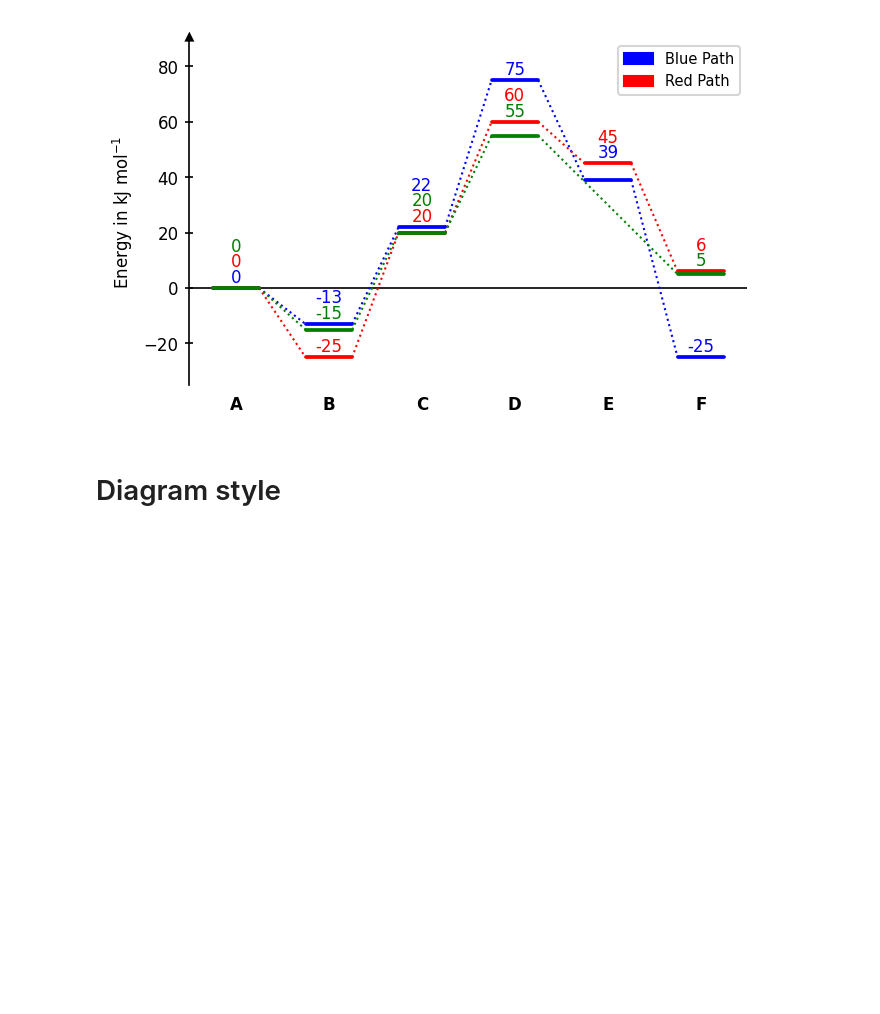
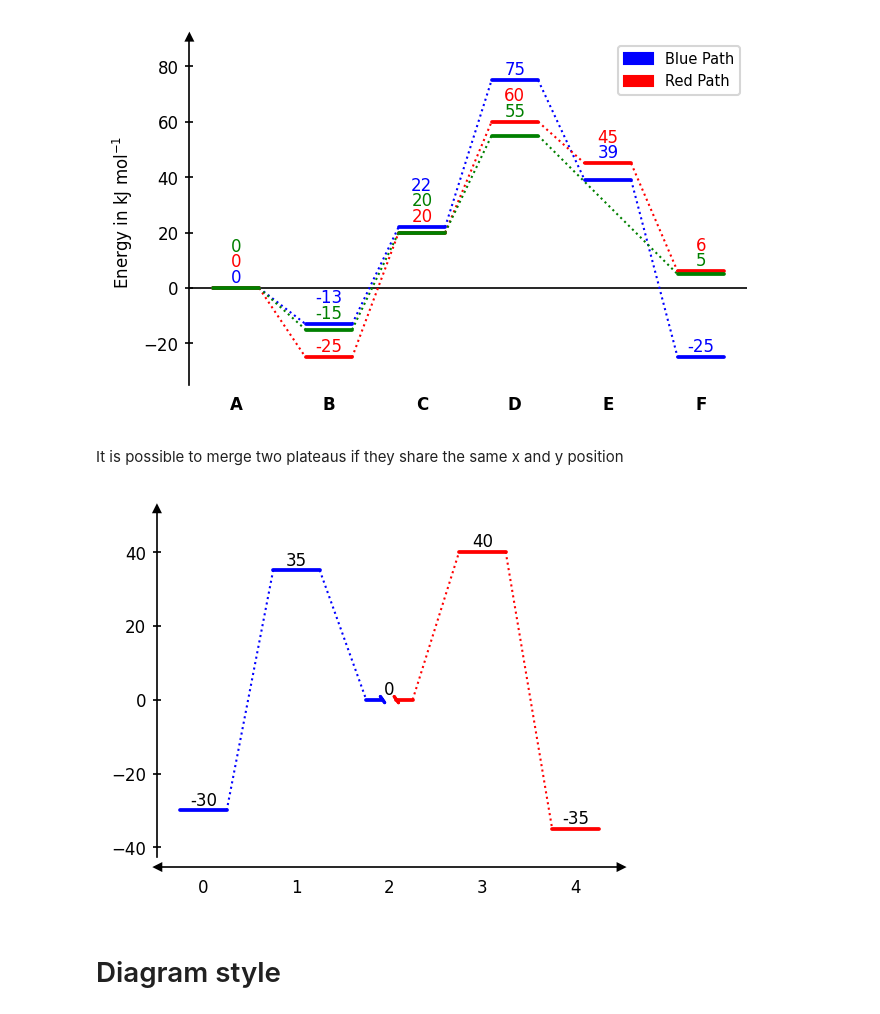
Before and after one commit to Tonner-Zech-Group/chem-diagrams, a Jupyter notebook: examples/example_use.ipynb, the cells around one changed output. Saved outputs shown, nothing was run; the diff lists cells and outputs as text; code cells hidden in the pictures; blank space fills up the shorter version.

```diff
--- a/examples/example_use.ipynb
+++ b/examples/example_use.ipynb
@@ -213,6 +213,36 @@ dia1.ax.set_ylabel("Energy in kJ mol$^{-1}$", fontsize=8)
 dia1.show()
 # %% [output]
 [figure]
+# %% [markdown]
+It is possible to merge two plateaus if they share the same x and y position
+# %%
+dia = EnergyDiagram(style="twosided")
+
+dia.draw_path(
+    [0,1,2], [-30,35,0], "blue",
+    path_name="Blue path",
+    linetypes=[1,1],
+)
+
+dia.draw_path(
+    [2,3,4], [0, 40, -35], "red",
+    path_name="Red path",
+    linetypes=[1,1],
+)
+
+dia.merge_plateaus(
+    2,
+    "Blue path",            # Path on the left
+    "Red path",             # Path on the right
+    gap_scale=1.5,          # Scaling of the gap
+    stopper_scale=1.2,      # Scaling of the stoppers
+    angle=35                # Angle of the stoppers to the vertical
+)
+
+dia.add_numbers_average(color="black")
+dia.show()
+# %% [output]
+[figure, added]
 # %% [markdown]
 # Diagram style
 # %% [markdown]
```
Also changed, not shown: parts of 3 cells of this notebook, 13 other files.
